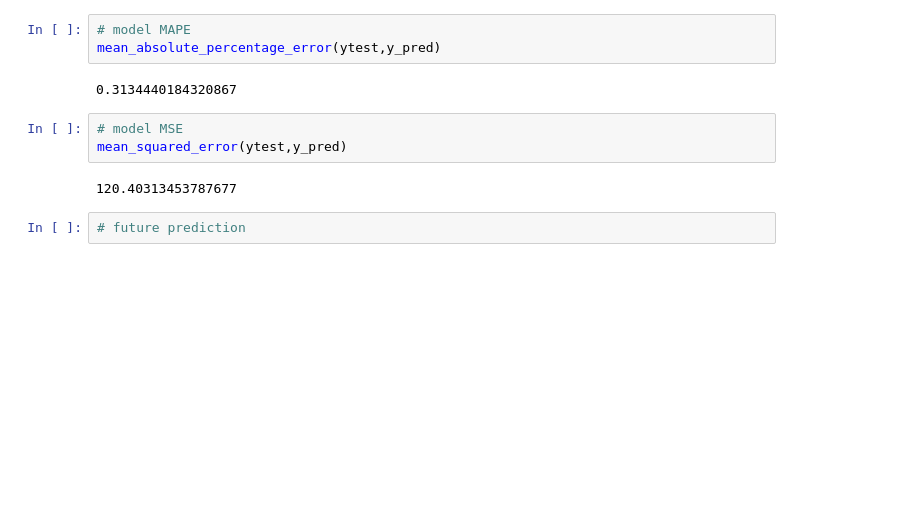
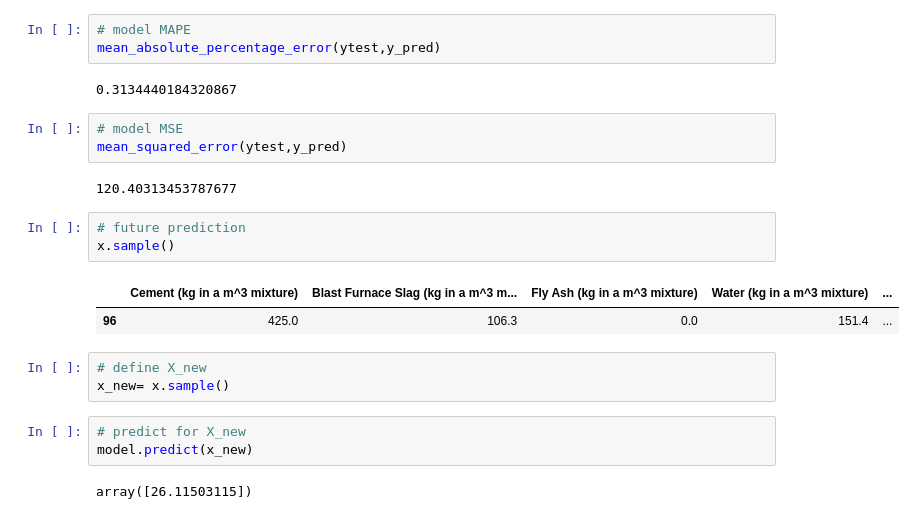
Before and after one commit to PritamDivekar/PritamAL_Python_Machine_Learning, a Jupyter notebook: Regression_Model_to_Predict_Cement_Compressive_Strength_Project.ipynb, the cells around one changed output. Cells and saved outputs as stored; diff of their text form; blank space fills up the shorter version.

```diff
--- a/Regression_Model_to_Predict_Cement_Compressive_Strength_Project.ipynb
+++ b/Regression_Model_to_Predict_Cement_Compressive_Strength_Project.ipynb
@@ -150,3 +150,15 @@ mean_squared_error(ytest,y_pred)
 120.40313453787677
 # %%
 # future prediction
+x.sample()
+# %% [output]
+|  | Cement (kg in a m^3 mixture) | Blast Furnace Slag (kg in a m^3 m... | Fly Ash (kg in a m^3 mixture) | Water (kg in a m^3 mixture) | ... |
+| 96 | 425.0 | 106.3 | 0.0 | 151.4 | ... |
+# %%
+# define X_new
+x_new= x.sample()
+# %%
+# predict for X_new
+model.predict(x_new)
+# %% [output]
+array([26.11503115])
```
